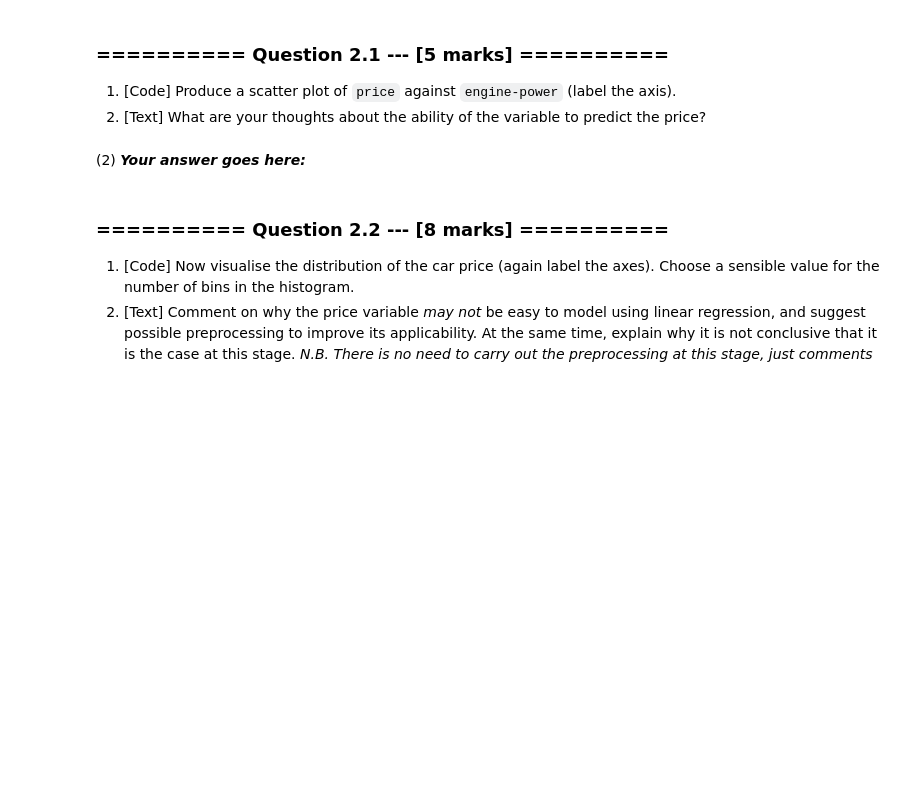
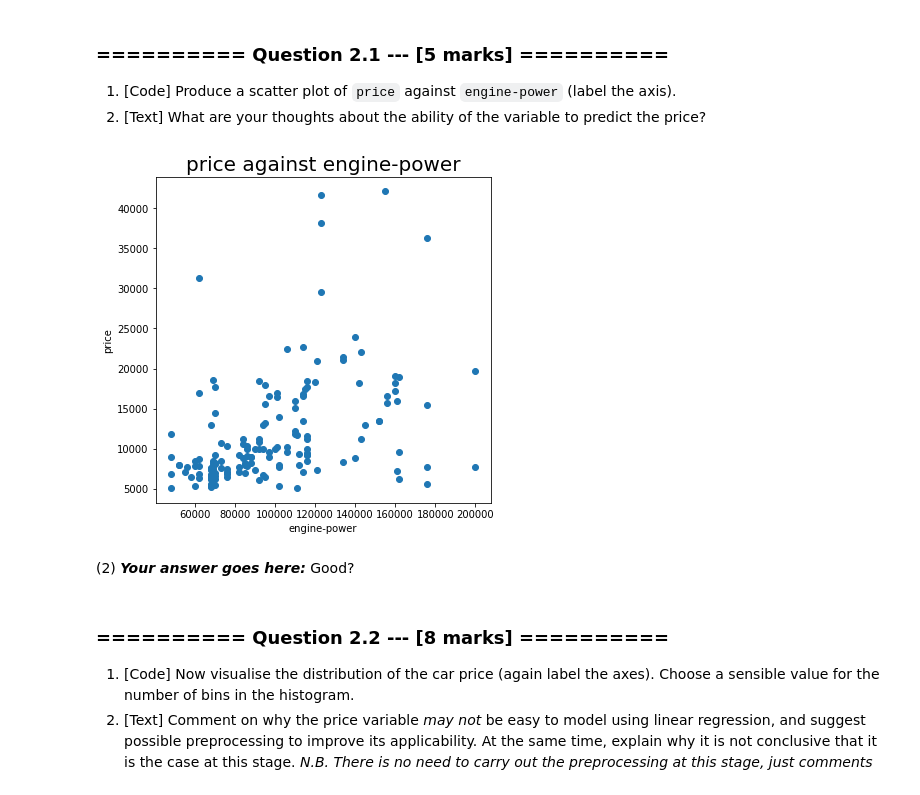
Before and after one commit to Battery233/IAML2018, a Jupyter notebook: Assignments/02_LinearRegression.ipynb, the cells around one changed output. Drawn from its saved outputs; the diff is of its cells as text; code cells hidden in the pictures; blank space fills up the shorter version.

```diff
--- a/Assignments/02_LinearRegression.ipynb
+++ b/Assignments/02_LinearRegression.ipynb
@@ -167,5 +234,18 @@ When applying machine learning in practice it can be prudent to start out simple
+# %%
+# (1) # Your Code goes here:
+engine = auto_numeric['engine-power'].values
+price = auto_numeric['price'].values
+plt.figure(figsize=(6,6))
+plt.scatter(engine, price)
+plt.xlabel('engine-power')
+plt.ylabel('price')
+plt.title("price against engine-power", size=20)
+plt.show()
+# %% [output]
+[figure, added]
 # %% [markdown]
 (2) ***Your answer goes here:***
+Good?
 # %% [markdown]
 ### ========== Question 2.2 --- [8 marks] ==========
 
```
Also changed, not shown: parts of 8 cells of this notebook.
